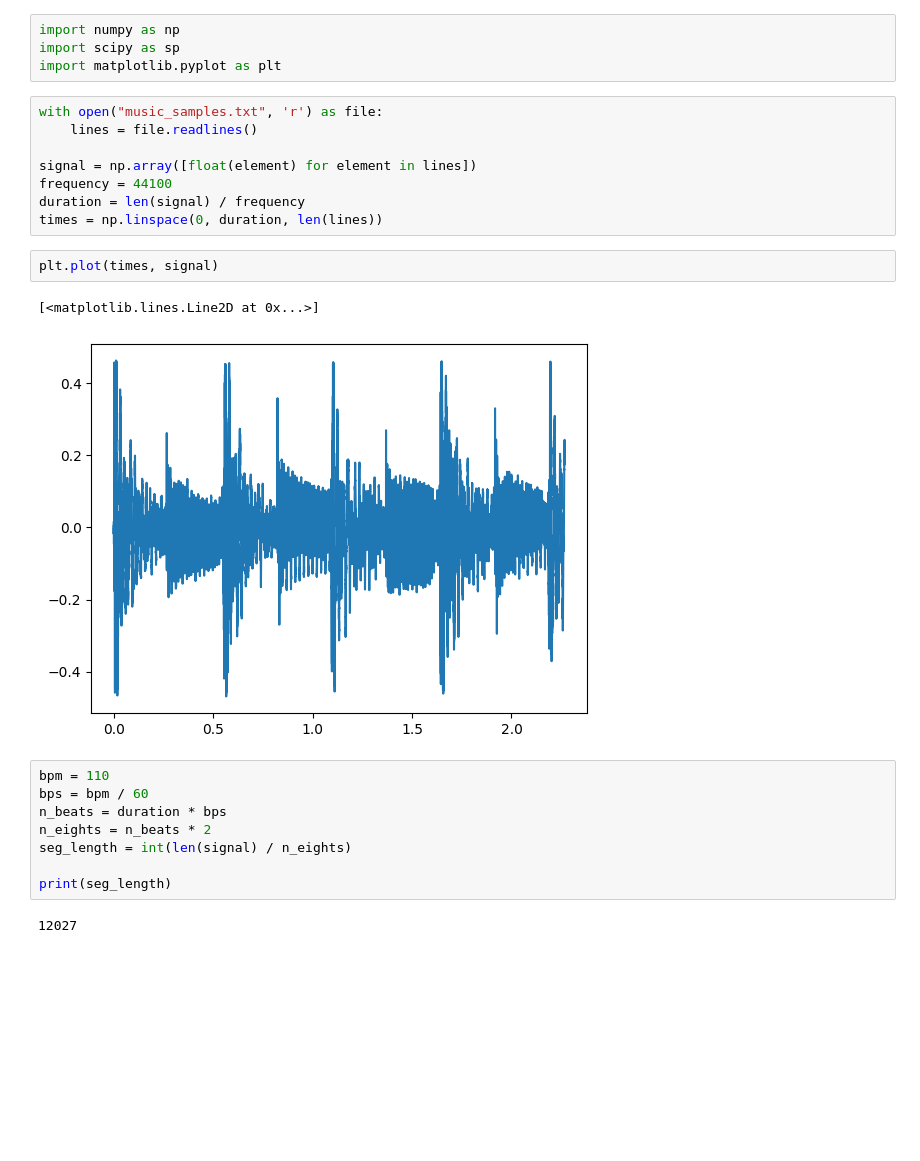
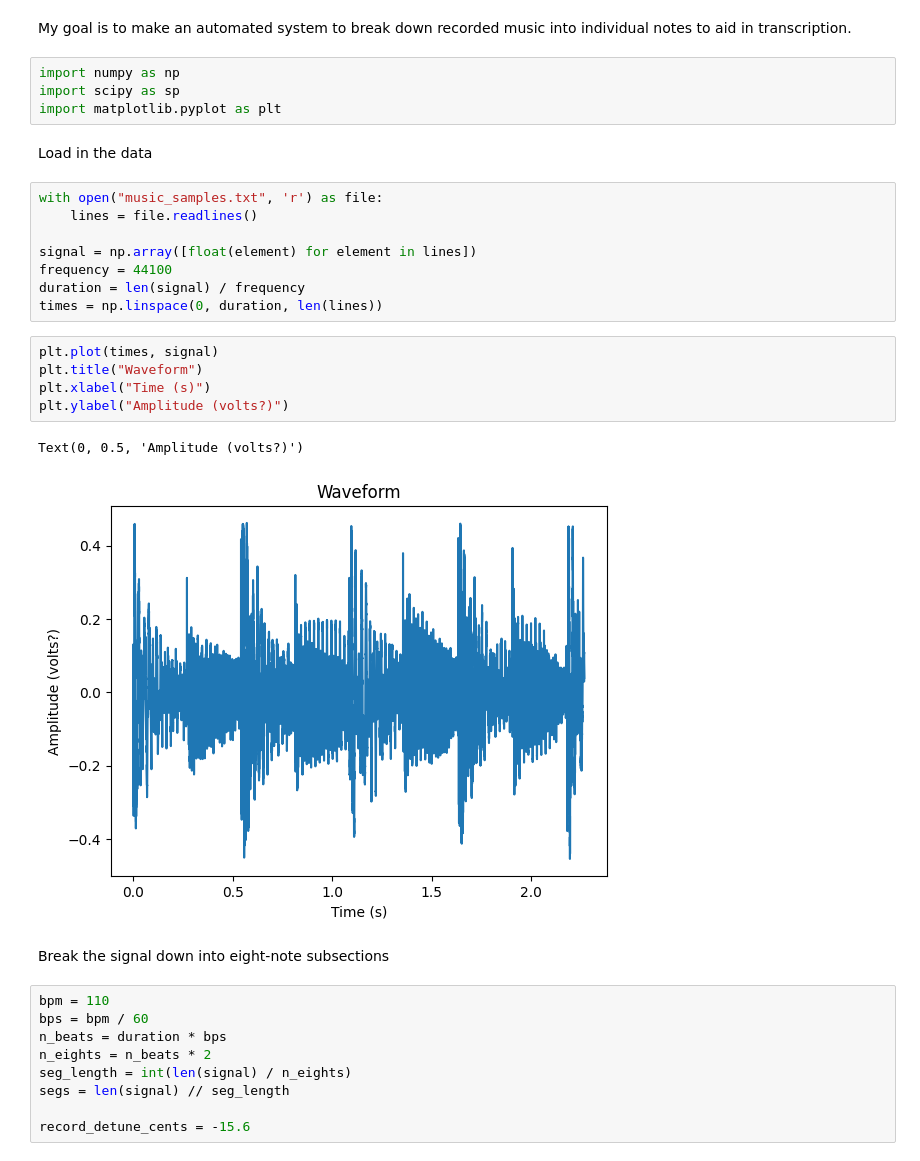
Before and after one commit to Amenhotep314/test, a Jupyter notebook: music.ipynb, the cells around one changed output. Cells and saved outputs as stored; diff of their text form; blank space fills up the shorter version.

Commit message:
Puts music analysis in loop

```diff
--- a/music.ipynb
+++ b/music.ipynb
@@ -1,7 +3,11 @@
+# %% [markdown]
+My goal is to make an automated system to break down recorded music into individual notes to aid in transcription.
 # %%
 import numpy as np
 import scipy as sp
 import matplotlib.pyplot as plt
+# %% [markdown]
+Load in the data
 # %%
 with open("music_samples.txt", 'r') as file:
     lines = file.readlines()
@@ -10,18 +16,22 @@ signal = np.array([float(element) for element in lines])
 frequency = 44100
 duration = len(signal) / frequency
 times = np.linspace(0, duration, len(lines))
-# %%
-plt.plot(times, signal)
-# %% [output]
-[<matplotlib.lines.Line2D at 0x...>]
-[figure, removed]
+# %%
+plt.plot(times, signal)
+plt.title("Waveform")
+plt.xlabel("Time (s)")
+plt.ylabel("Amplitude (volts?)")
+# %% [output]
+Text(0, 0.5, 'Amplitude (volts?)')
+[figure, added]
+# %% [markdown]
+Break the signal down into eight-note subsections
 # %%
 bpm = 110
 bps = bpm / 60
 n_beats = duration * bps
 n_eights = n_beats * 2
 seg_length = int(len(signal) / n_eights)
+segs = len(signal) // seg_length
 
-print(seg_length)
+record_detune_cents = -15.6
-# %% [output]
-12027
```
Also changed, not shown: parts of 8 cells of this notebook.
